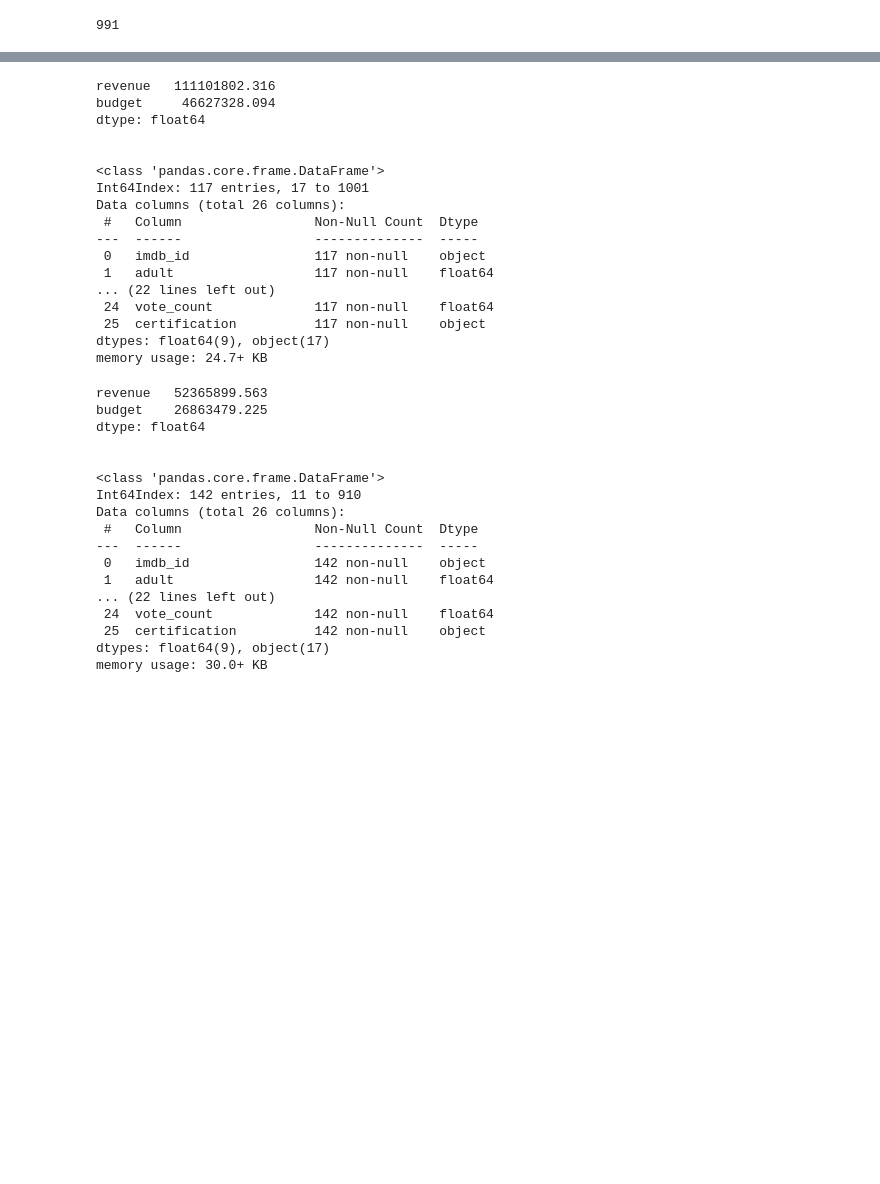
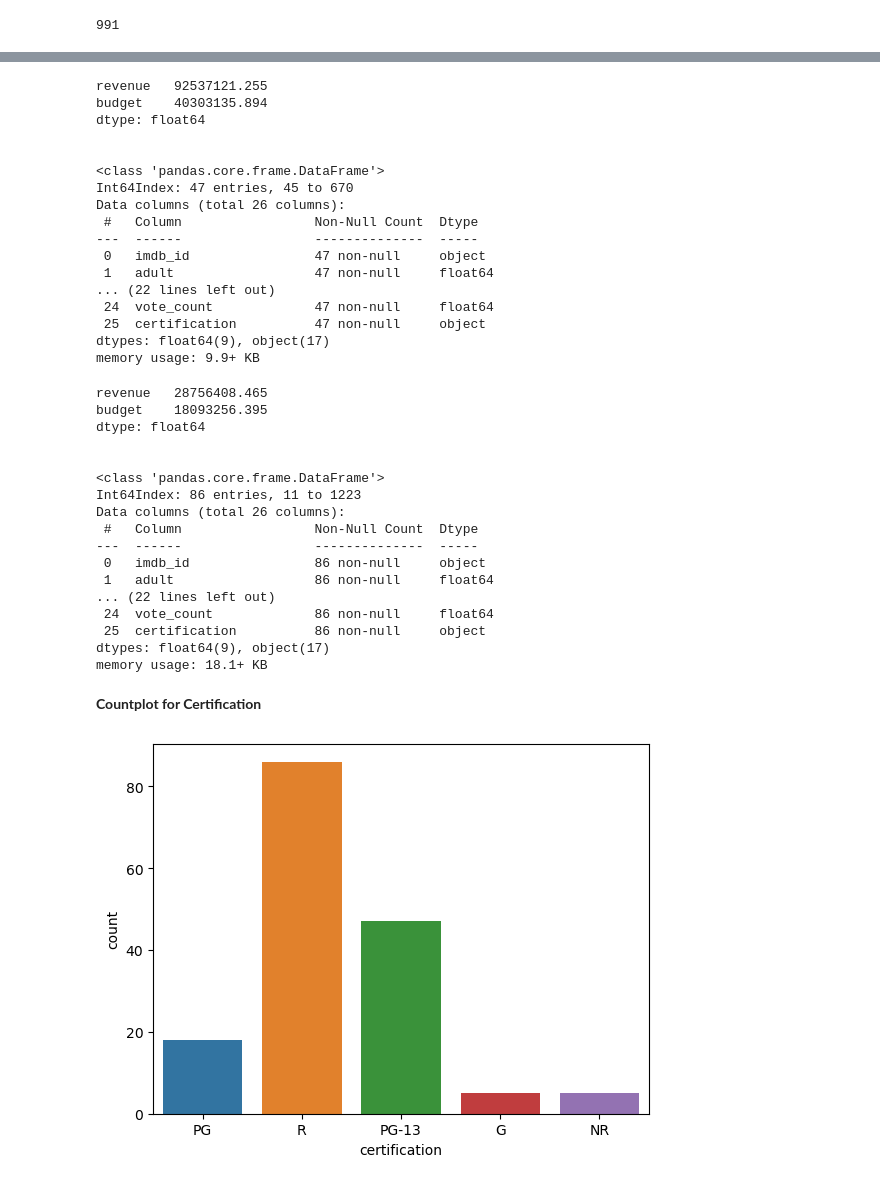
Before and after one commit to AshleyHeinrich/IMDB2, a Jupyter notebook: Exploratory_Data_Analysis.ipynb, the cells around one changed output, grey strips where cells are left out. Drawn from its saved outputs; the diff is of its cells as text; code cells hidden in the pictures; blank space fills up the shorter version.

```diff
--- a/Exploratory_Data_Analysis.ipynb
+++ b/Exploratory_Data_Analysis.ipynb
@@ -196,0 +222,5 @@ memory usage: 74.7+ KB
+# %%
+# Excluding movies with 0's for budget and revenue
+df3_new = df3.drop(df3[(df3['budget'] == 0) & (df3['revenue'] == 0)].index)
+df3_new.info()
+df3_new.head()
@@ -252,50 +306,58 @@ memory usage: 6.3+ KB
 # %%
-# 117 movies with financial info and pg13 rating
-df9 = df6.loc[df6['certification'] == 'PG-13']
+# 47 movies with financial info and pg13 rating
+## mean for revenue and budget
+df9 = df3_new.loc[df3_new['certification'] == 'PG-13']
 df9_mean = df9[["revenue","budget"]].mean()
 print(df9_mean)
 print('\n')
 df9.info()
 # %% [output]
-revenue   111101802.316
-budget     46627328.094
+revenue   92537121.255
+budget    40303135.894
 dtype: float64
 
 
 <class 'pandas.core.frame.DataFrame'>
-Int64Index: 117 entries, 17 to 1001
+Int64Index: 47 entries, 45 to 670
 Data columns (total 26 columns):
  #   Column                 Non-Null Count  Dtype
 ---  ------                 --------------  -----
- 0   imdb_id                117 non-null    object
- 1   adult                  117 non-null    float64
+ 0   imdb_id                47 non-null     object
+ 1   adult                  47 non-null     float64
 ... (22 lines left out)
- 24  vote_count             117 non-null    float64
- 25  certification          117 non-null    object
+ 24  vote_count             47 non-null     float64
+ 25  certification          47 non-null     object
 dtypes: float64(9), object(17)
-memory usage: 24.7+ KB
+memory usage: 9.9+ KB
 # %%
-# 142 movies with financial info and R rating
-df10 = df6.loc[df6['certification'] == 'R']
+# 86 movies with financial info and R rating
+## mean for revenue and budget
+df10 = df3_new.loc[df3_new['certification'] == 'R']
 df10_mean = df10[["revenue","budget"]].mean()
 print(df10_mean)
 print('\n')
 df10.info()
 # %% [output]
-revenue   52365899.563
-budget    26863479.225
+revenue   28756408.465
+budget    18093256.395
 dtype: float64
 
 
 <class 'pandas.core.frame.DataFrame'>
-Int64Index: 142 entries, 11 to 910
+Int64Index: 86 entries, 11 to 1223
 Data columns (total 26 columns):
  #   Column                 Non-Null Count  Dtype
 ---  ------                 --------------  -----
- 0   imdb_id                142 non-null    object
- 1   adult                  142 non-null    float64
+ 0   imdb_id                86 non-null     object
+ 1   adult                  86 non-null     float64
 ... (22 lines left out)
- 24  vote_count             142 non-null    float64
- 25  certification          142 non-null    object
+ 24  vote_count             86 non-null     float64
+ 25  certification          86 non-null     object
 dtypes: float64(9), object(17)
-memory usage: 30.0+ KB
+memory usage: 18.1+ KB
+# %% [markdown]
+**Countplot for Certification**
+# %%
+sns.countplot(data= df3_new, x='certification');
+# %% [output]
+[figure, added]
```
Also changed, not shown: parts of 30 cells of this notebook, 1 other file.
